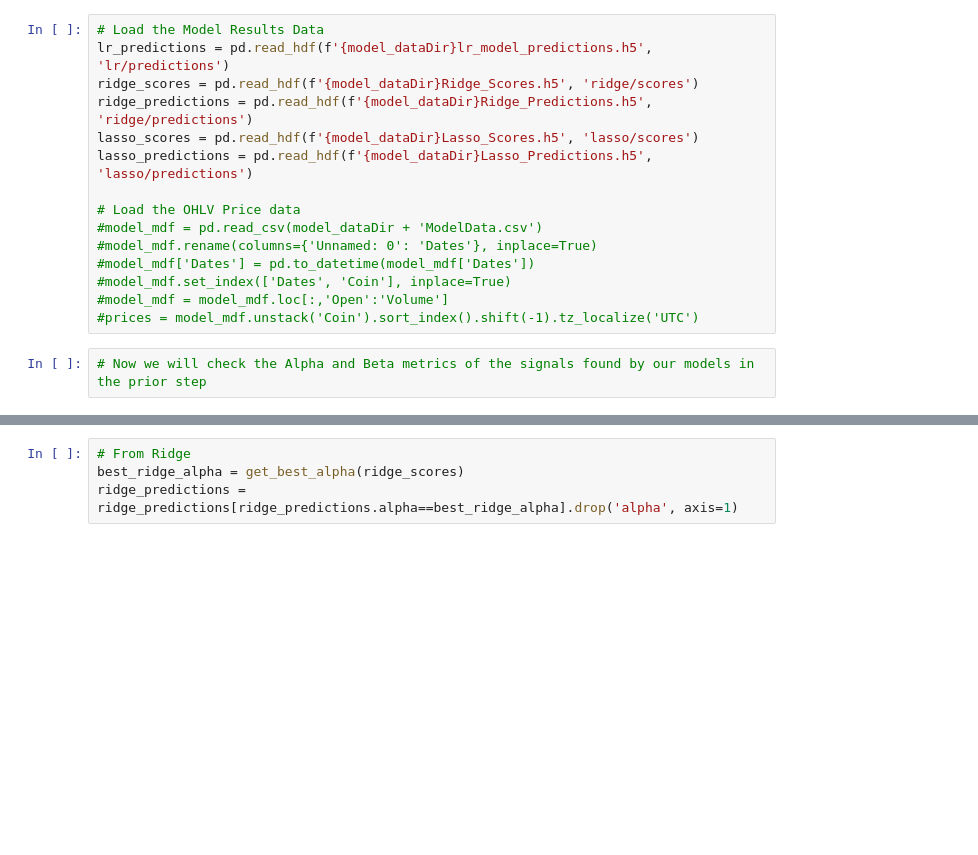
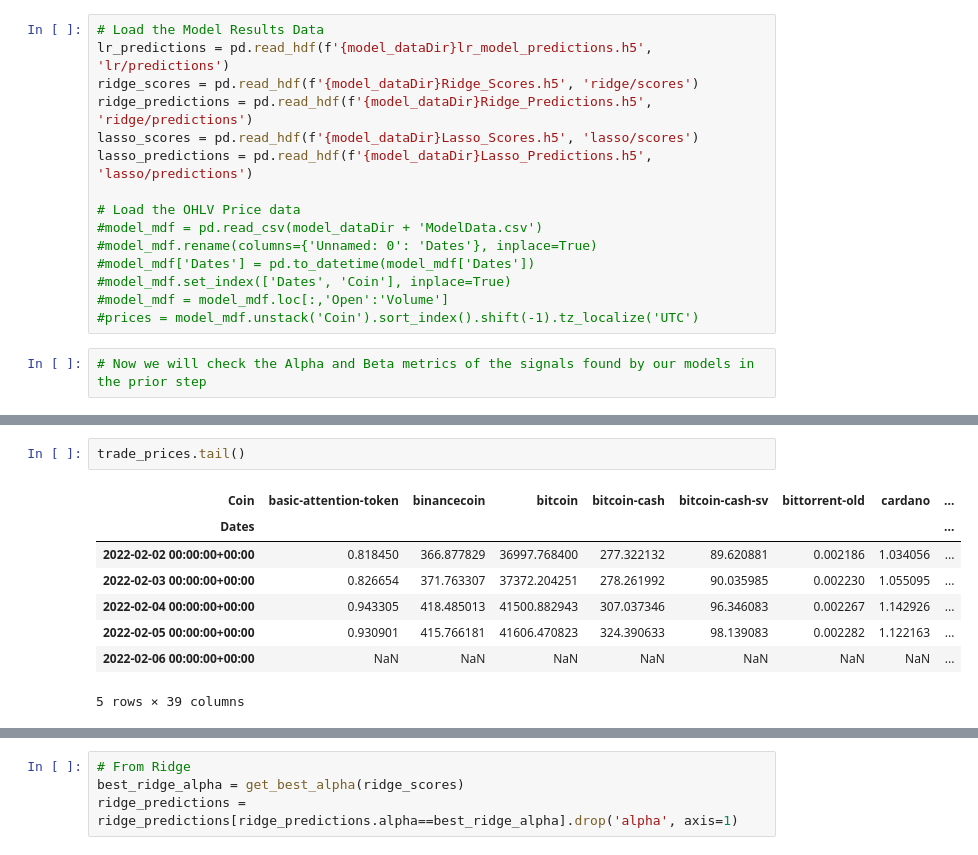
Before and after one commit to carlos-carlos/ML-Class-capstone-project, a Jupyter notebook: Step7_Alphalens_Evaluation.ipynb, the cells around one changed output, grey strips where cells are left out. Cells and saved outputs as stored; diff of their text form; blank space fills up the shorter version.

```diff
--- a/Step7_Alphalens_Evaluation.ipynb
+++ b/Step7_Alphalens_Evaluation.ipynb
@@ -92,4 +91,15 @@ trade_prices.head()
 5 rows × 39 columns
+# %%
+trade_prices.tail()
+# %% [output]
+| Coin | basic-attention-token | binancecoin | bitcoin | bitcoin-cash | bitcoin-cash-sv | bittorrent-old | cardano | ... |
+| Dates |  |  |  |  |  |  |  | ... |
+| 2022-02-02 00:00:00+00:00 | 0.818450 | 366.877829 | 36997.768400 | 277.322132 | 89.620881 | 0.002186 | 1.034056 | ... |
+| 2022-02-03 00:00:00+00:00 | 0.826654 | 371.763307 | 37372.204251 | 278.261992 | 90.035985 | 0.002230 | 1.055095 | ... |
+| 2022-02-04 00:00:00+00:00 | 0.943305 | 418.485013 | 41500.882943 | 307.037346 | 96.346083 | 0.002267 | 1.142926 | ... |
+| 2022-02-05 00:00:00+00:00 | 0.930901 | 415.766181 | 41606.470823 | 324.390633 | 98.139083 | 0.002282 | 1.122163 | ... |
+| 2022-02-06 00:00:00+00:00 | NaN | NaN | NaN | NaN | NaN | NaN | NaN | ... |
+5 rows × 39 columns
 # %%
 # Get forward returns and Quantiles
 lr_factor_data = get_clean_factor_and_forward_returns(factor=lr_factor,
```
Also changed, not shown: parts of 16 cells of this notebook.
